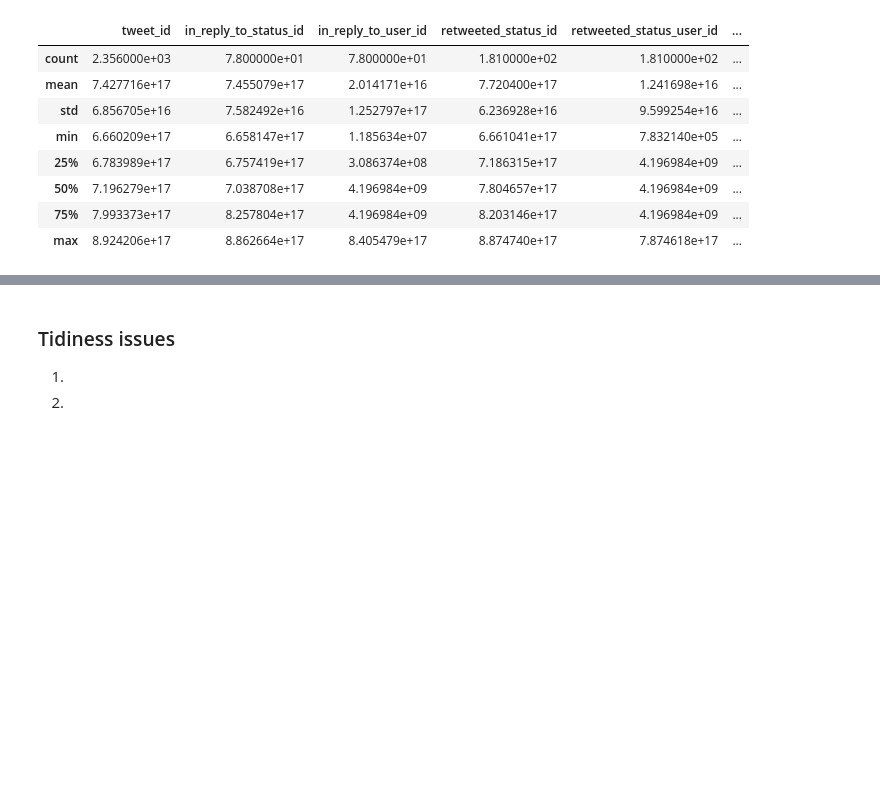
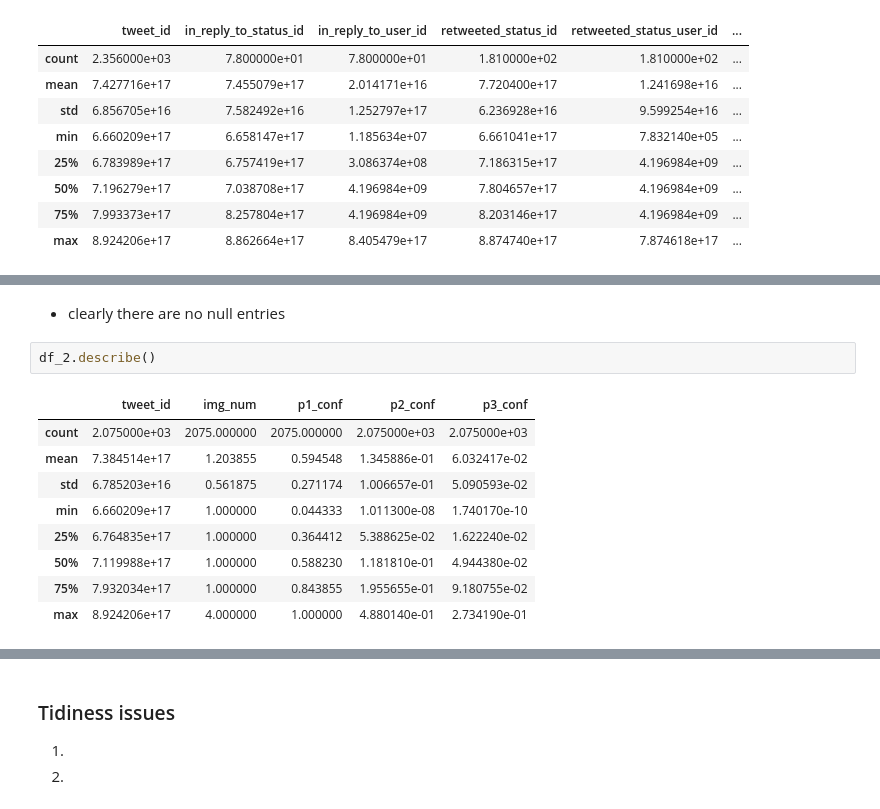
Before and after one commit to Reganmatics/Udacity_WeRateDogs_project, a Jupyter notebook: wrangle_act.ipynb, the cells around one changed output, grey strips where cells are left out. Drawn from its saved outputs; the diff is of its cells as text; blank space fills up the shorter version.

```diff
--- a/wrangle_act.ipynb
+++ b/wrangle_act.ipynb
@@ -125,0 +279,14 @@ df_1.describe()
+# %% [markdown]
+- clearly there are no null entries
+# %%
+df_2.describe()
+# %% [output]
+|  | tweet_id | img_num | p1_conf | p2_conf | p3_conf |
+| count | 2.075000e+03 | 2075.000000 | 2075.000000 | 2.075000e+03 | 2.075000e+03 |
+| mean | 7.384514e+17 | 1.203855 | 0.594548 | 1.345886e-01 | 6.032417e-02 |
+| std | 6.785203e+16 | 0.561875 | 0.271174 | 1.006657e-01 | 5.090593e-02 |
+| min | 6.660209e+17 | 1.000000 | 0.044333 | 1.011300e-08 | 1.740170e-10 |
+| 25% | 6.764835e+17 | 1.000000 | 0.364412 | 5.388625e-02 | 1.622240e-02 |
+| 50% | 7.119988e+17 | 1.000000 | 0.588230 | 1.181810e-01 | 4.944380e-02 |
+| 75% | 7.932034e+17 | 1.000000 | 0.843855 | 1.955655e-01 | 9.180755e-02 |
+| max | 8.924206e+17 | 4.000000 | 1.000000 | 4.880140e-01 | 2.734190e-01 |
```
Also changed, not shown: parts of 36 cells of this notebook, 1 other file.
